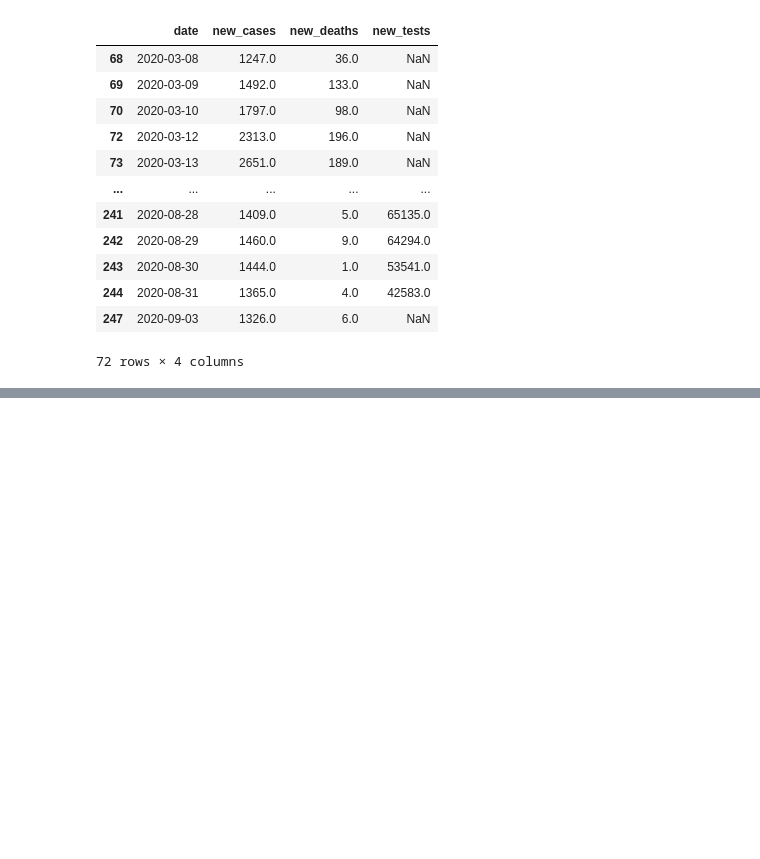
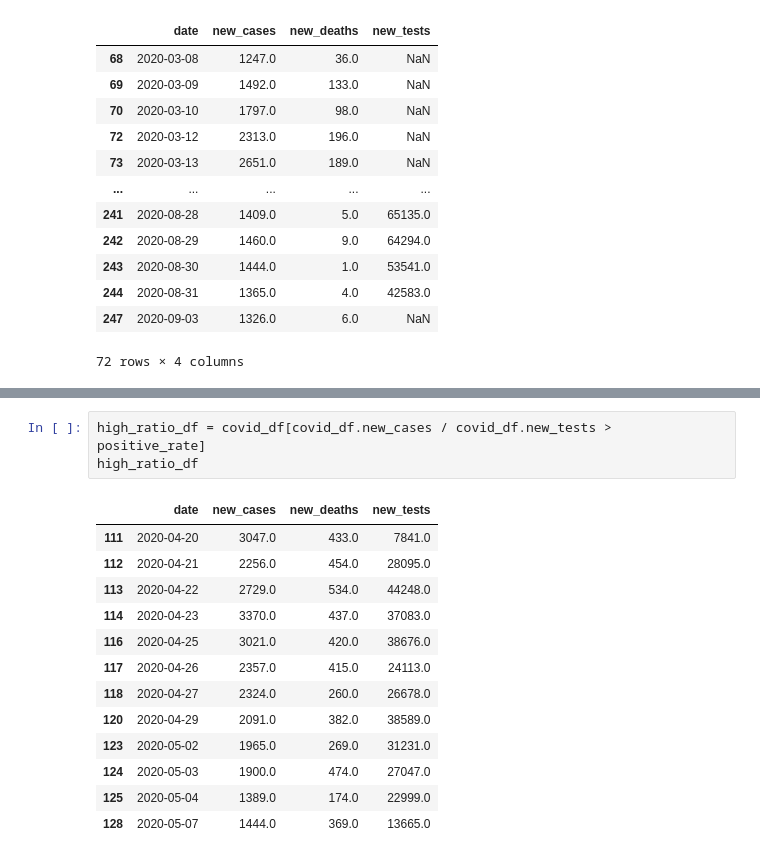
Before and after one commit to tavish7/Covid-Analysis, a Jupyter notebook: covid_analysis.ipynb, the cells around one changed output, grey strips where cells are left out. Drawn from its saved outputs; the diff is of its cells as text; blank space fills up the shorter version.

```diff
--- a/covid_analysis.ipynb
+++ b/covid_analysis.ipynb
@@ -156,0 +184,17 @@ high_cases_df
+# %%
+high_ratio_df = covid_df[covid_df.new_cases / covid_df.new_tests > positive_rate]
+high_ratio_df
+# %% [output]
+|  | date | new_cases | new_deaths | new_tests |
+| 111 | 2020-04-20 | 3047.0 | 433.0 | 7841.0 |
+| 112 | 2020-04-21 | 2256.0 | 454.0 | 28095.0 |
+| 113 | 2020-04-22 | 2729.0 | 534.0 | 44248.0 |
+| 114 | 2020-04-23 | 3370.0 | 437.0 | 37083.0 |
+| 116 | 2020-04-25 | 3021.0 | 420.0 | 38676.0 |
+| 117 | 2020-04-26 | 2357.0 | 415.0 | 24113.0 |
+| 118 | 2020-04-27 | 2324.0 | 260.0 | 26678.0 |
+| 120 | 2020-04-29 | 2091.0 | 382.0 | 38589.0 |
+| 123 | 2020-05-02 | 1965.0 | 269.0 | 31231.0 |
+| 124 | 2020-05-03 | 1900.0 | 474.0 | 27047.0 |
+| 125 | 2020-05-04 | 1389.0 | 174.0 | 22999.0 |
+| 128 | 2020-05-07 | 1444.0 | 369.0 | 13665.0 |
```
Also changed, not shown: parts of 9 cells of this notebook.
